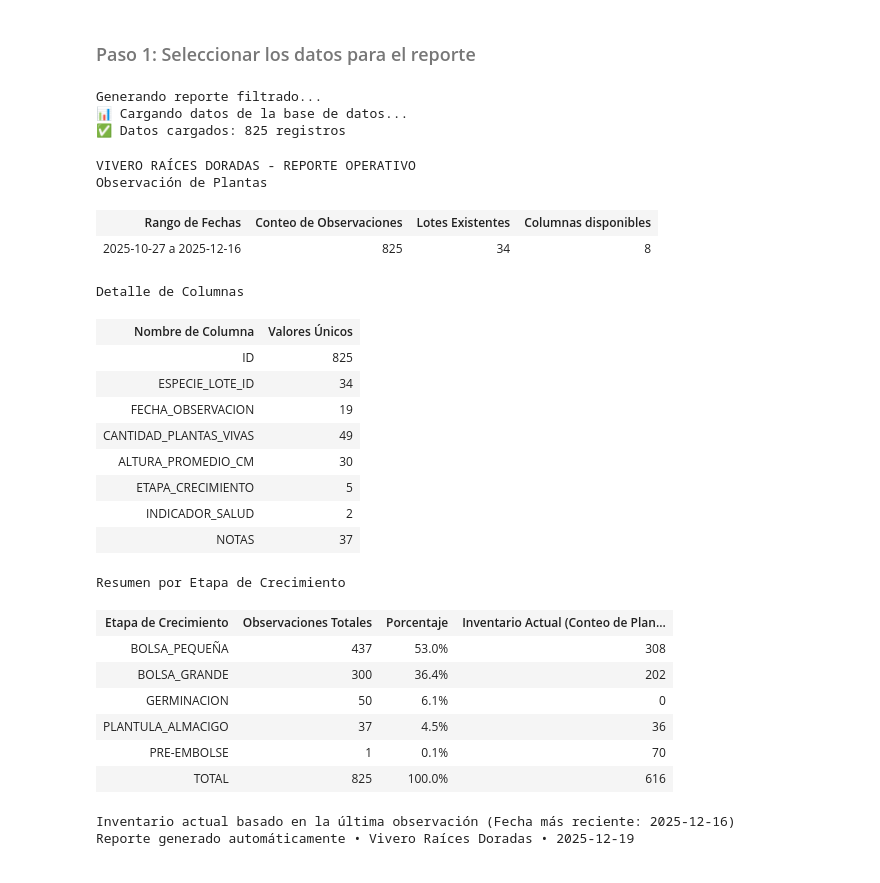
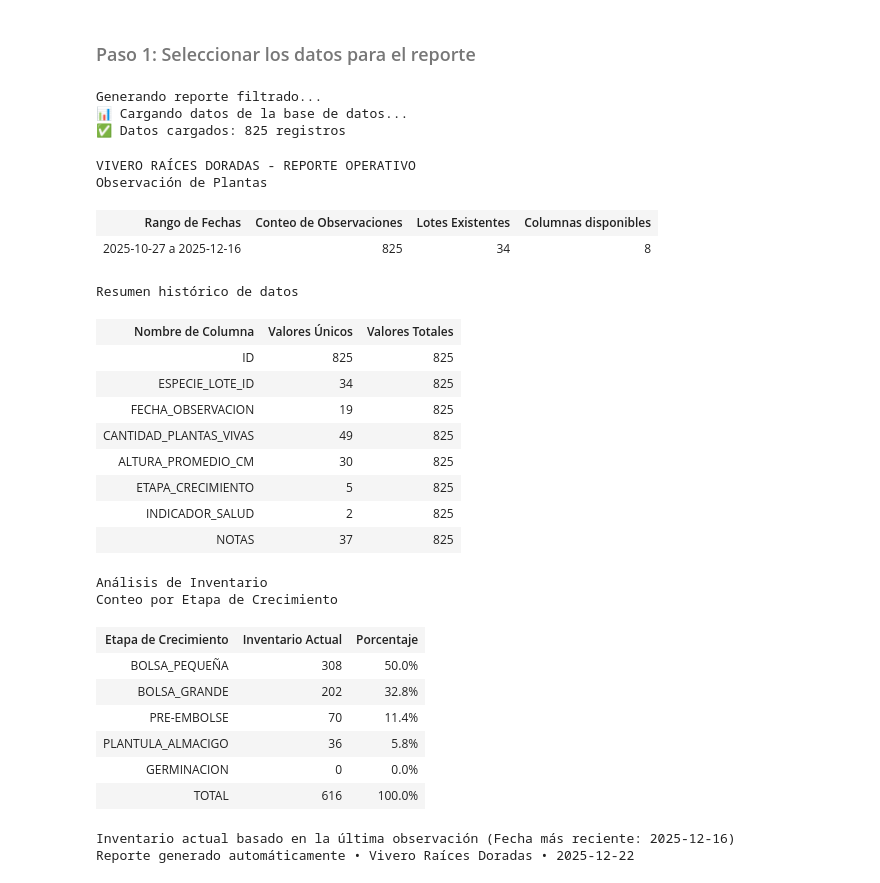
Before and after one commit to EstefaniaFernandez08/analytics_portfolio, a Jupyter notebook: nursery_manager/reports/observations.ipynb, the cells around one changed output. Drawn from its saved outputs; the diff is of its cells as text; code cells hidden in the pictures.

```diff
--- a/nursery_manager/reports/observations.ipynb
+++ b/nursery_manager/reports/observations.ipynb
@@ -161,22 +161,25 @@ def generate_html_report(df, title="VIVERO RAÍCES DORADAS - REPORTE OPERATIVO")
     </div>
 
     <div align="center" style="margin: 20px;">
-        <h3 style="color: #777777;">Detalle de Columnas</h3>
+        <h3 style="color: #777777;">Resumen histórico de datos</h3>
         <table style="width: 60%; border-collapse: collapse; margin: 10px auto; font-family: Arial, sans-serif;">
             <tr>
                 <th style="background-color: #f5f5f5; color: #555; padding: 8px; border: 1px solid #ddd;">Nombre de Columna</th>
                 <th style="background-color: #f5f5f5; color: #555; padding: 8px; border: 1px solid #ddd;">Valores Únicos</th>
+                <th style="background-color: #f5f5f5; color: #555; padding: 8px; border: 1px solid #ddd;">Valores Totales</th>
             </tr>
     '''
 
     # Add row for each column
     for column in df.columns:
         unique_count = df[column].nunique()
+        value_count = df[column].shape[0]
 
         html_content += f'''
             <tr>
                 <td style="padding: 8px; border: 1px solid #ddd; color: #333;">{column}</td>
                 <td style="padding: 8px; border: 1px solid #ddd; text-align: center; color: #666;">{unique_count}</td>
+                <td style="padding: 8px; border: 1px solid #ddd; text-align: center; color: #666;">{value_count}</td>
             </tr>
         '''
 
@@ -186,13 +189,14 @@ def generate_html_report(df, title="VIVERO RAÍCES DORADAS - REPORTE OPERATIVO")
     </div>
 
     <div align="center" style="margin: 30px;">
-        <h3 style="color: #777777;">Resumen por Etapa de Crecimiento</h3>
-        <table style="width: 80%; border-collapse: collapse; margin: 10px auto; font-family: Arial, sans-serif;">
+    <center><h2 style="color: #777777;">Análisis de Inventario</h2></center>
+        <h3 style="color: #777777;">Conteo por Etapa de Crecimiento</h3>
+        <table style="width: 60%; border-collapse: collapse; margin: 10px auto; font-family: Arial, sans-serif;">
             <tr>
                 <th style="background-color: #d9e7cb; color: #4a6b3d; padding: 10px; border: 1px solid #4a6b3d;">Etapa de Crecimiento</th>
-                <th style="background-color: #d9e7cb; color: #4a6b3d; padding: 10px; border: 1px solid #4a6b3d;">Observaciones Totales</th>
+                <th style="background-color: #d9e7cb; color: #4a6b3d; padding: 10px; border: 1px solid #4a6b3d;">Inventario Actual</th>
                 <th style="background-color: #d9e7cb; color: #4a6b3d; padding: 10px; border: 1px solid #4a6b3d;">Porcentaje</th>
-                <th style="background-color: #d9e7cb; color: #4a6b3d; padding: 10px; border: 1px solid #4a6b3d;">Inventario Actual </br>(Conteo de Plantas)</th>
+
             </tr>
     '''
 
@@ -200,9 +204,6 @@ def generate_html_report(df, title="VIVERO RAÍCES DORADAS - REPORTE OPERATIVO")
     if 'ETAPA_CRECIMIENTO' in df.columns and 'CANTIDAD_PLANTAS_VIVAS' in df.columns:
         # Get the latest date in the dataset
         latest_date = df['FECHA_OBSERVACION'].max()
-
-        # Get historical counts
-        stage_counts = df['ETAPA_CRECIMIENTO'].value_counts()
 
         # Get current inventory (most recent observation per lot)
         # Sort by date descending, then get first record per lot
@@ -212,27 +213,31 @@ def generate_html_report(df, title="VIVERO RAÍCES DORADAS - REPORTE OPERATIVO")
         # Calculate current plant count by stage (sum of CANTIDAD_PLANTAS_VIVAS)
         current_plant_counts = current_inventory.groupby('ETAPA_CRECIMIENTO')['CANTIDAD_PLANTAS_VIVAS'].sum()
 
-        for stage, count in stage_counts.items():
-            percentage = (count / total_observations) * 100
-            current_plants = current_plant_counts.get(stage, 0)
+        # Get total plants for percentage calculation
+        total_current_plants = current_inventory['CANTIDAD_PLANTAS_VIVAS'].sum()
+        # Sort descending plant count for readability
+        current_plant_counts = current_plant_counts.sort_values(ascending=False)
+
+
+        for stage, plant_count in current_plant_counts.items():
+            # Calculate percentage based on current inventory
+            percentage = (plant_count / total_current_plants) * 100 if total_current_plants > 0 else 0
+
 
             html_content += f'''
                 <tr>
                     <td style="padding: 8px; border: 1px solid #ddd; color: #333;">{stage}</td>
-                    <td style="padding: 8px; border: 1px solid #ddd; text-align: center; color: #666;">{count:,}</td>
+                    <td style="padding: 8px; border: 1px solid #ddd; text-align: center; color: #4a6b3d; font-weight: bold;">{plant_count:,}</td>
                     <td style="padding: 8px; border: 1px solid #ddd; text-align: center; color: #666;">{percentage:.1f}%</td>
-                    <td style="padding: 8px; border: 1px solid #ddd; text-align: center; color: #4a6b3d; font-weight: bold;">{current_plants:,}</td>
                 </tr>
             '''
 
         # Add a summary row
-        total_current_plants = current_inventory['CANTIDAD_PLANTAS_VIVAS'].sum()
         html_content += f'''
             <tr style="background-color: #f5f5f5;">
                 <td style="padding: 10px; border: 1px solid #ddd; color: #333; font-weight: bold;">TOTAL</td>
-                <td style="padding: 10px; border: 1px solid #ddd; text-align: center; color: #666; font-weight: bold;">{total_observations:,}</td>
+                <td style="padding: 10px; border: 1px solid #ddd; text-align: center; color: #4a6b3d; font-weight: bold;">{total_current_plants:,}</td>
                 <td style="padding: 10px; border: 1px solid #ddd; text-align: center; color: #666; font-weight: bold;">100.0%</td>
-                <td style="padding: 10px; border: 1px solid #ddd; text-align: center; color: #4a6b3d; font-weight: bold;">{total_current_plants:,}</td>
             </tr>
         '''
 
@@ -289,50 +294,51 @@ def display_report(df=None, start_date=None, end_date=None, db_path='nursery.db'
         print(f"✅ Datos cargados: {len(df)} registros")
 
     # Generate and display HTML report
     html_report = generate_html_report(df)
     display(HTML(html_report) )
 
     # Return the dataframe for further analysis
     return df
 
 
 # Usage examples in Jupyter
 if __name__ == "__main__":
     #print("Iniciando reporte del vivero...\n")
 
     # Option 1: Display full report
     #data = display_report()
 
     #print("\n" + "="*80 + "\n")
 
     # Option 2: Display filtered report
     print("Generando reporte filtrado...")
     filtered_data = display_report(start_date='2025-10-27')
 # %% [output]
 Generando reporte filtrado...
 📊 Cargando datos de la base de datos...
 ✅ Datos cargados: 825 registros
 VIVERO RAÍCES DORADAS - REPORTE OPERATIVO
 Observación de Plantas
 | Rango de Fechas | Conteo de Observaciones | Lotes Existentes | Columnas disponibles |
 | 2025-10-27 a 2025-12-16 | 825 | 34 | 8 |
-Detalle de Columnas
+Resumen histórico de datos
-| Nombre de Columna | Valores Únicos |
-| ID | 825 |
-| ESPECIE_LOTE_ID | 34 |
-| FECHA_OBSERVACION | 19 |
-| CANTIDAD_PLANTAS_VIVAS | 49 |
-| ALTURA_PROMEDIO_CM | 30 |
-| ETAPA_CRECIMIENTO | 5 |
-| INDICADOR_SALUD | 2 |
-| NOTAS | 37 |
+| Nombre de Columna | Valores Únicos | Valores Totales |
+| ID | 825 | 825 |
+| ESPECIE_LOTE_ID | 34 | 825 |
+| FECHA_OBSERVACION | 19 | 825 |
+| CANTIDAD_PLANTAS_VIVAS | 49 | 825 |
+| ALTURA_PROMEDIO_CM | 30 | 825 |
+| ETAPA_CRECIMIENTO | 5 | 825 |
+| INDICADOR_SALUD | 2 | 825 |
+| NOTAS | 37 | 825 |
-Resumen por Etapa de Crecimiento
+Análisis de Inventario
+Conteo por Etapa de Crecimiento
-| Etapa de Crecimiento | Observaciones Totales | Porcentaje | Inventario Actual (Conteo de Plan... |
-| BOLSA_PEQUEÑA | 437 | 53.0% | 308 |
-| BOLSA_GRANDE | 300 | 36.4% | 202 |
-| GERMINACION | 50 | 6.1% | 0 |
-| PLANTULA_ALMACIGO | 37 | 4.5% | 36 |
-| PRE-EMBOLSE | 1 | 0.1% | 70 |
-| TOTAL | 825 | 100.0% | 616 |
+| Etapa de Crecimiento | Inventario Actual | Porcentaje |
+| BOLSA_PEQUEÑA | 308 | 50.0% |
+| BOLSA_GRANDE | 202 | 32.8% |
+| PRE-EMBOLSE | 70 | 11.4% |
+| PLANTULA_ALMACIGO | 36 | 5.8% |
+| GERMINACION | 0 | 0.0% |
+| TOTAL | 616 | 100.0% |
 Inventario actual basado en la última observación (Fecha más reciente: 2025-12-16)
-Reporte generado automáticamente • Vivero Raíces Doradas • 2025-12-19
+Reporte generado automáticamente • Vivero Raíces Doradas • 2025-12-22
```
Also changed, not shown: parts of 1 cell of this notebook.
